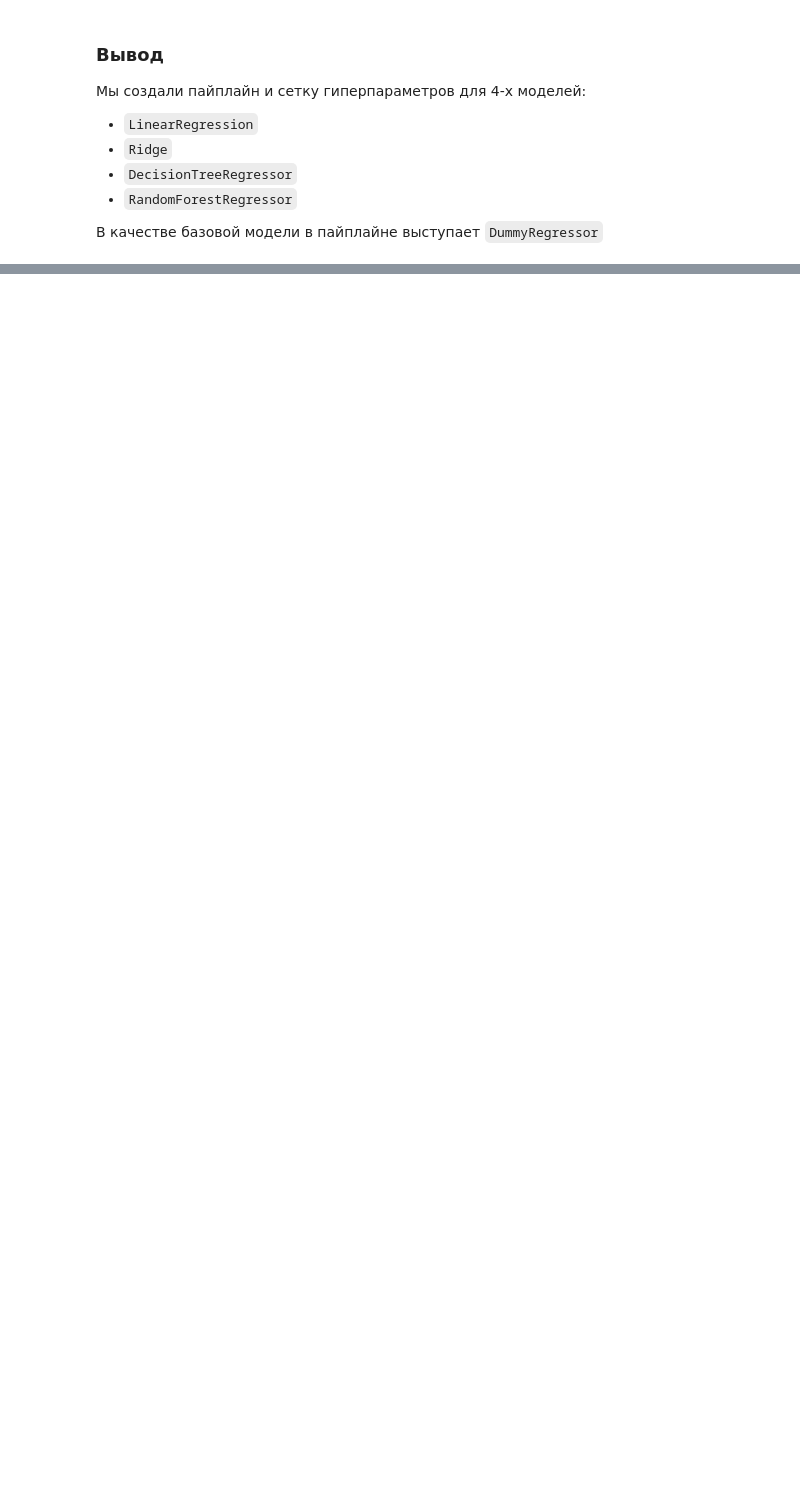
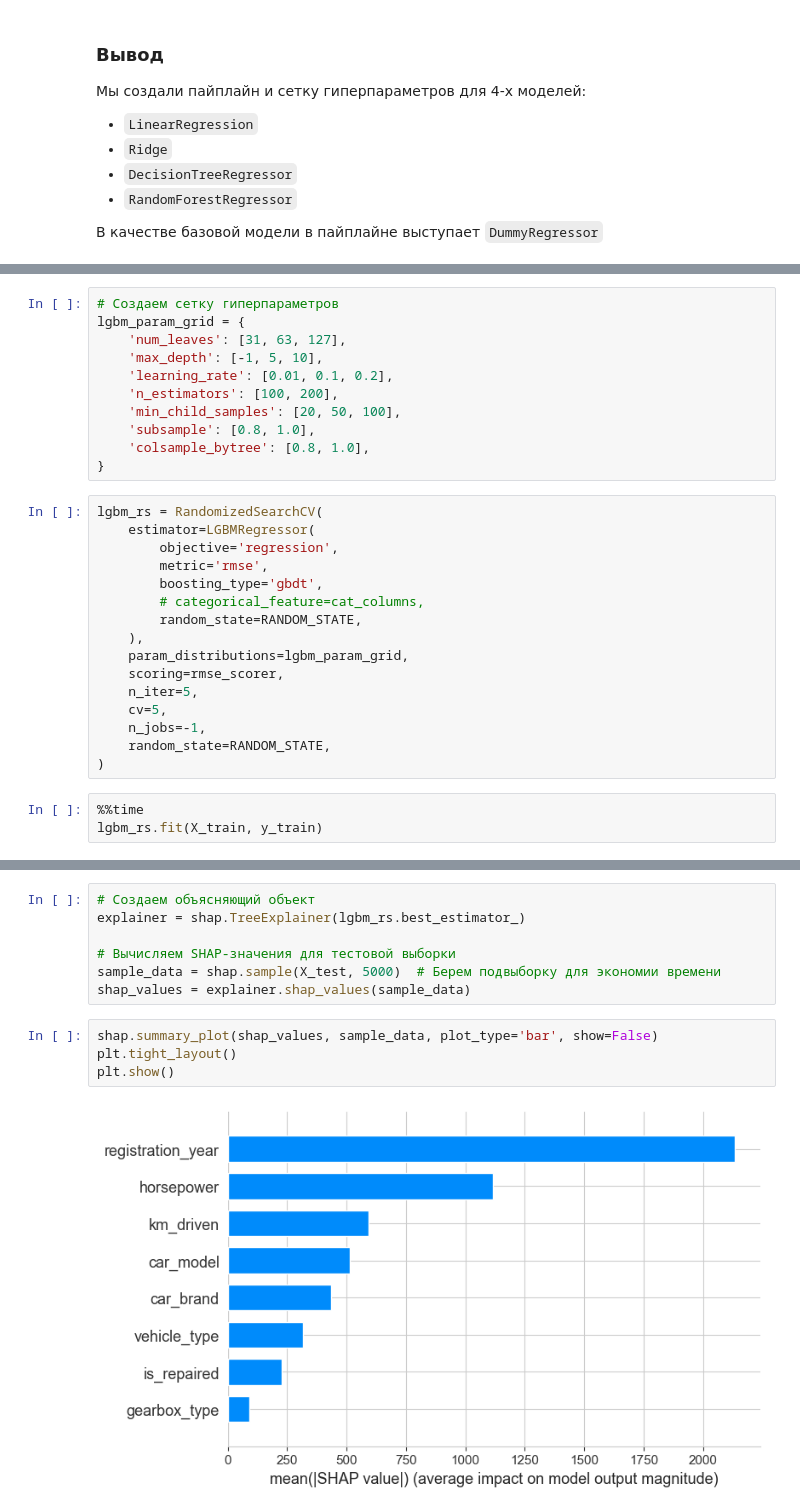
Before and after one commit to Moncervers/car_price_prediction, a Jupyter notebook: 15d5adf9-246c-4b56-a6a8-43d94bd8231e.ipynb, the cells around one changed output, grey strips where cells are left out. Saved outputs shown, nothing was run; the diff lists cells and outputs as text; blank space fills up the shorter version.

Commit message:
Finished project. LGBM RMSE: 1600

```diff
--- a/15d5adf9-246c-4b56-a6a8-43d94bd8231e.ipynb
+++ b/15d5adf9-246c-4b56-a6a8-43d94bd8231e.ipynb
@@ -768,0 +852,30 @@ param_grid = [
+# %%
+# Создаем сетку гиперпараметров
+lgbm_param_grid = {
+    'num_leaves': [31, 63, 127],
+    'max_depth': [-1, 5, 10],
+    'learning_rate': [0.01, 0.1, 0.2],
+    'n_estimators': [100, 200],
+    'min_child_samples': [20, 50, 100],
+    'subsample': [0.8, 1.0],
+    'colsample_bytree': [0.8, 1.0],
+}
+# %%
+lgbm_rs = RandomizedSearchCV(
+    estimator=LGBMRegressor(
+        objective='regression',
+        metric='rmse',
+        boosting_type='gbdt',
+        # categorical_feature=cat_columns,
+        random_state=RANDOM_STATE,
+    ),
+    param_distributions=lgbm_param_grid,
+    scoring=rmse_scorer,
+    n_iter=5,
+    cv=5,
+    n_jobs=-1,
+    random_state=RANDOM_STATE,
+)
+# %%
+%%time
+lgbm_rs.fit(X_train, y_train)
@@ -768,0 +951,13 @@ param_grid = [
+# %%
+# Создаем объясняющий объект
+explainer = shap.TreeExplainer(lgbm_rs.best_estimator_)
+
+# Вычисляем SHAP-значения для тестовой выборки
+sample_data = shap.sample(X_test, 5000)  # Берем подвыборку для экономии времени
+shap_values = explainer.shap_values(sample_data)
+# %%
+shap.summary_plot(shap_values, sample_data, plot_type='bar', show=False)
+plt.tight_layout()
+plt.show()
+# %% [output]
+[figure, added]
```
Also changed, not shown: parts of 41 cells of this notebook.
